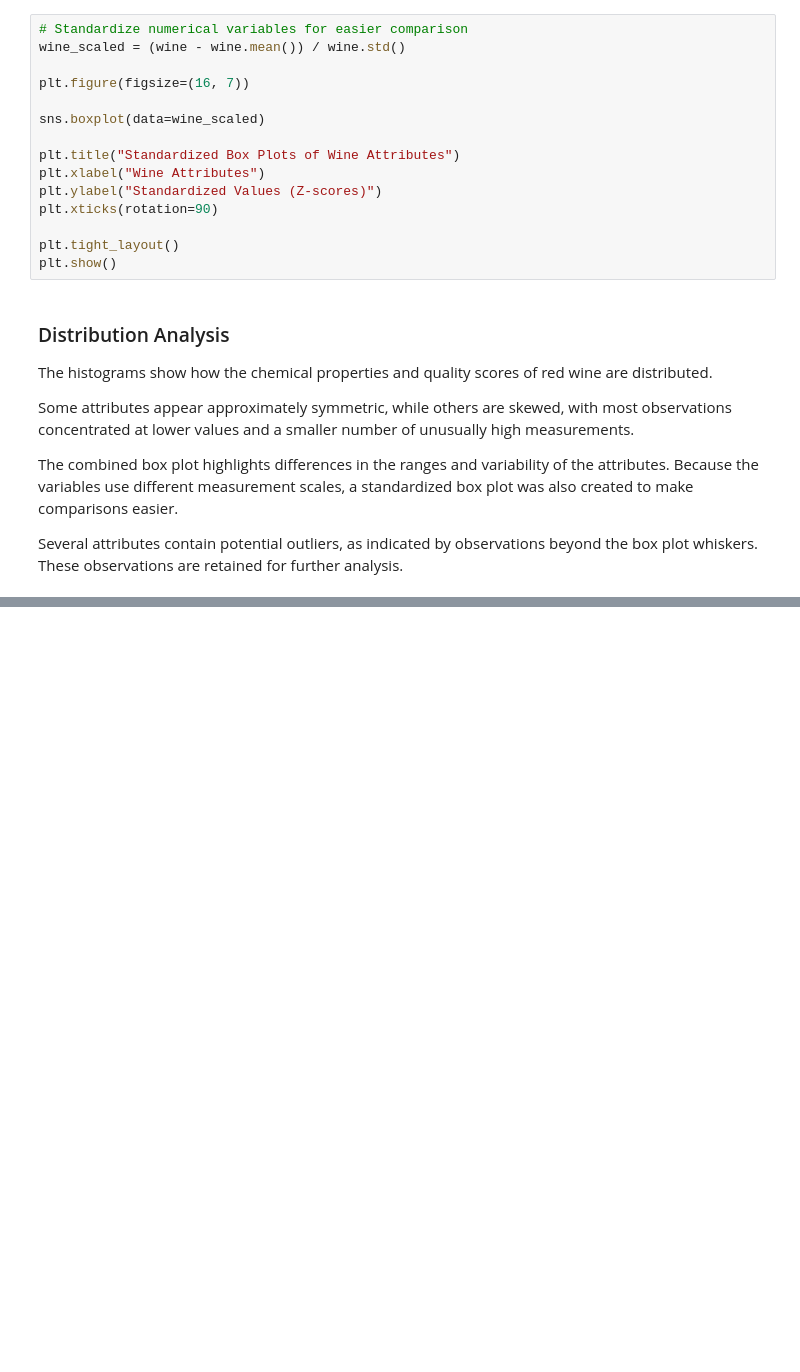
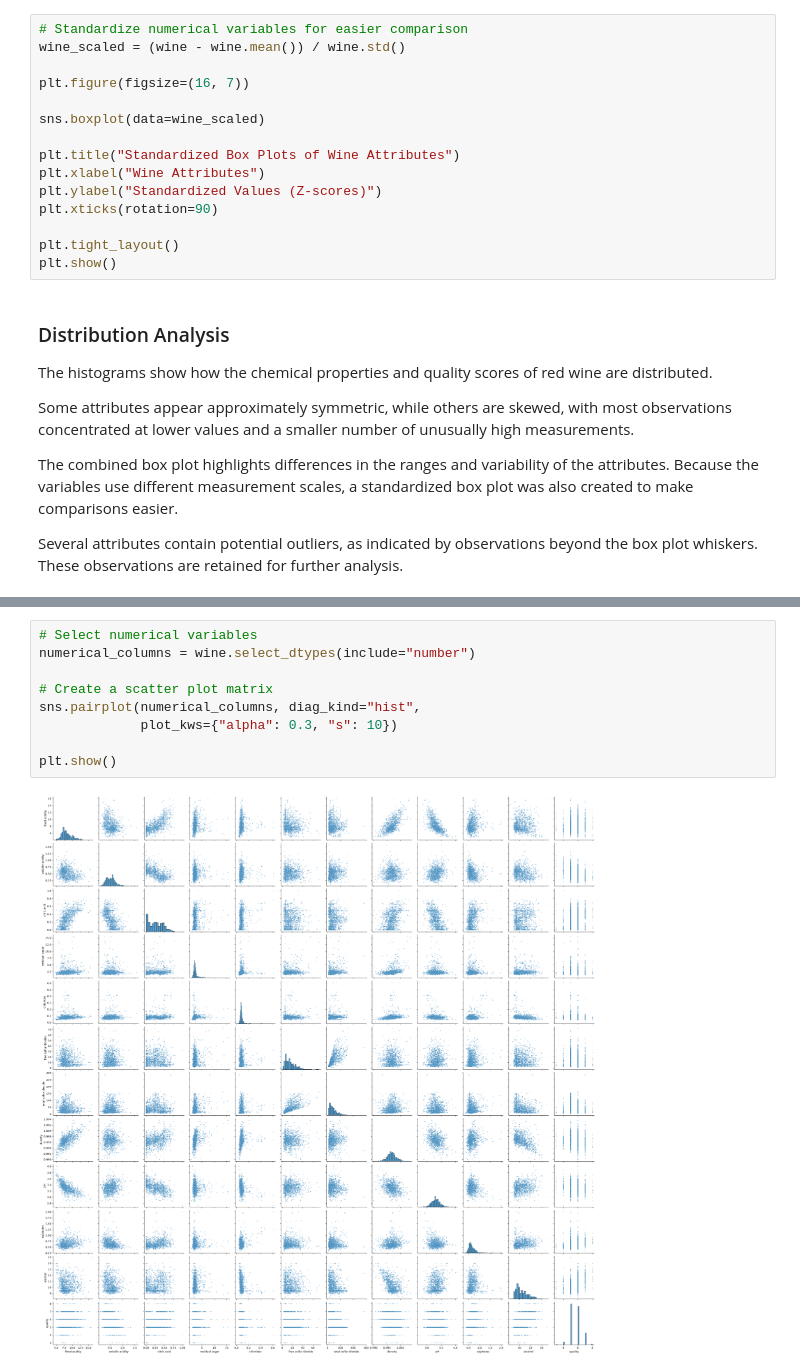
Before and after one commit to evanflorentino/wine-quality-eda, a Jupyter notebook: wine_quality_eda.ipynb, the cells around one changed output, grey strips where cells are left out. Drawn from its saved outputs; the diff is of its cells as text; blank space fills up the shorter version.

Commit message:
Add scatter plot matrix and correlation analysis

```diff
--- a/wine_quality_eda.ipynb
+++ b/wine_quality_eda.ipynb
@@ -176,0 +183,11 @@ Several attributes contain potential outliers, as indicated by observations beyo
+# %%
+# Select numerical variables
+numerical_columns = wine.select_dtypes(include="number")
+
+# Create a scatter plot matrix
+sns.pairplot(numerical_columns, diag_kind="hist",
+             plot_kws={"alpha": 0.3, "s": 10})
+
+plt.show()
+# %% [output]
+[figure, added]
```
Also changed, not shown: parts of 4 cells of this notebook.
